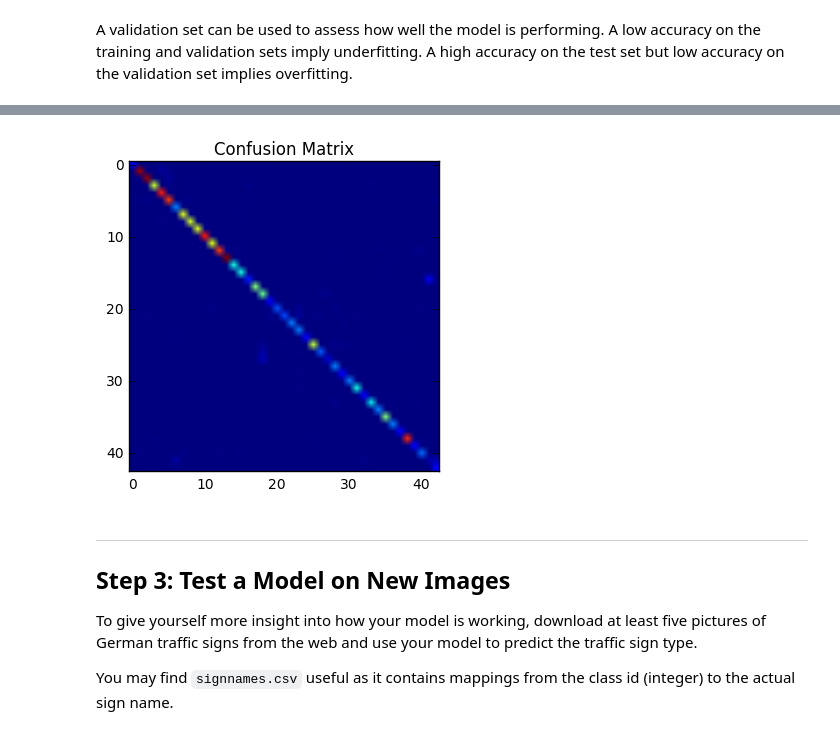
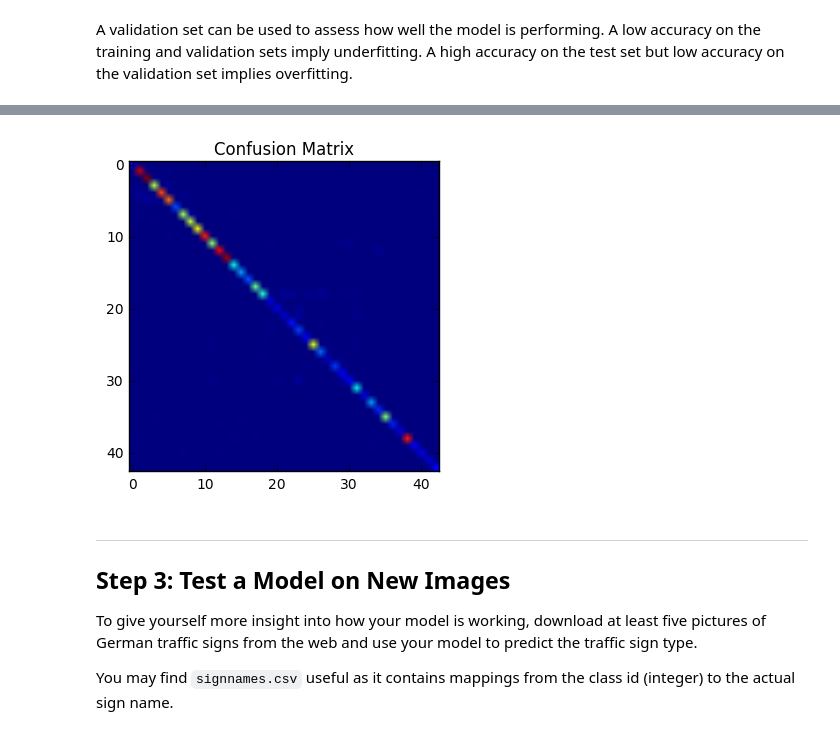
Before and after one commit to kadongre/CarND-Traffic-Sign-Classifier-Project, a Jupyter notebook: Traffic_Sign_Classifier.ipynb, the cells around one changed output, grey strips where cells are left out. Drawn from its saved outputs; the diff is of its cells as text; code cells hidden in the pictures.

Commit message:
added a dropout layer validation_accuracy = 96%, testing_accuracy=94%

```diff
--- a/Traffic_Sign_Classifier.ipynb
+++ b/Traffic_Sign_Classifier.ipynb
@@ -466,11 +468,12 @@ def LeNet(x):
 
     #Flatten
     fc0 = flatten(conv2)
+    fc0_dropout = tf.nn.dropout(fc0, 0.75)
 
     #Layer 3: Fully Connected
     fc1_W = tf.Variable(tf.truncated_normal(shape=l3_output_shape, mean = mu, stddev = sigma))
     fc1_b = tf.Variable(tf.zeros(l3_output_size))
-    fc1   = tf.matmul(fc0, fc1_W) + fc1_b
+    fc1   = tf.matmul(fc0_dropout, fc1_W) + fc1_b
     #Layer 3: Activation.
     fc1    = tf.nn.relu(fc1)
 
@@ -553,7 +556,7 @@ with tf.Session() as sess:
             batch_x, batch_y = X_train_normalized[offset:end], y_train_normalized[offset:end]
             sess.run(training_operation, feed_dict={x: batch_x, y: batch_y})
 
-        validation_accuracy, validation_loss, inference_data = evaluate(X_test_normalized, y_test_normalized)
+        validation_accuracy, validation_loss, inference_data = evaluate(X_valid_normalized, y_valid_normalized)
         print("EPOCH {:2d}".format(i+1),
               ": Validation Accuracy = {:.3f}".format(validation_accuracy),
               ", Validation Loss = {:.3f}".format(validation_loss),
@@ -590,10 +593,10 @@ with tf.Session() as sess:
     saver2 = tf.train.import_meta_graph('./lenet_v2.meta')
     saver2.restore(sess, "./lenet_v2")
 
-    test_accuracy, test_loss, inference_data = evaluate(X_valid_normalized, y_valid_normalized)
+    test_accuracy, test_loss, inference_data = evaluate(X_test_normalized, y_test_normalized)
     print("Test Accuracy = {:.3f}".format(test_accuracy))
     print("Test Loss = {:.3f}".format(test_loss))
 
     plt.title('Confusion Matrix')
-    plt.imshow(confusion_matrix(y_true = y_valid_normalized, y_pred = inference_data))
+    plt.imshow(confusion_matrix(y_true = y_test_normalized, y_pred = inference_data))
 # %% [output]
@@ -602,4 +605,4 @@ Test Loss = 0.347
-[figure, old version]
+[figure, new version]
 # %% [markdown]
 ---
 
```
Also changed, not shown: parts of 6 cells of this notebook.
